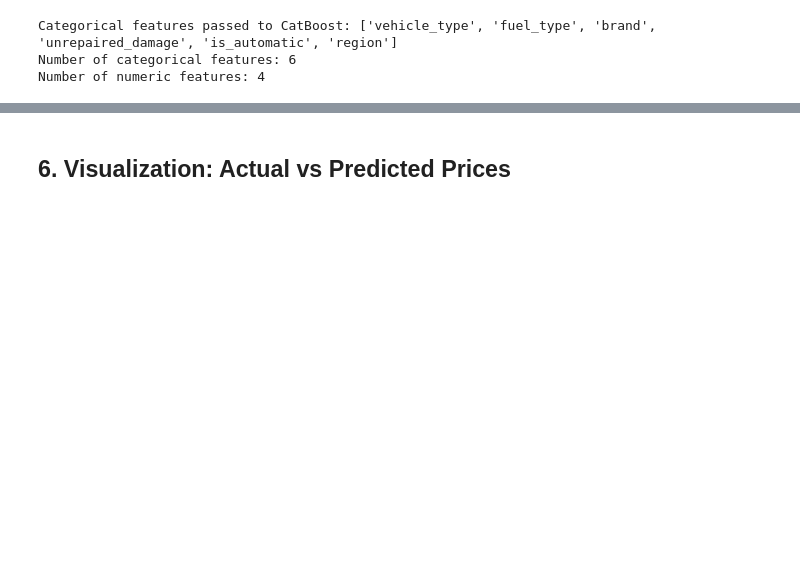
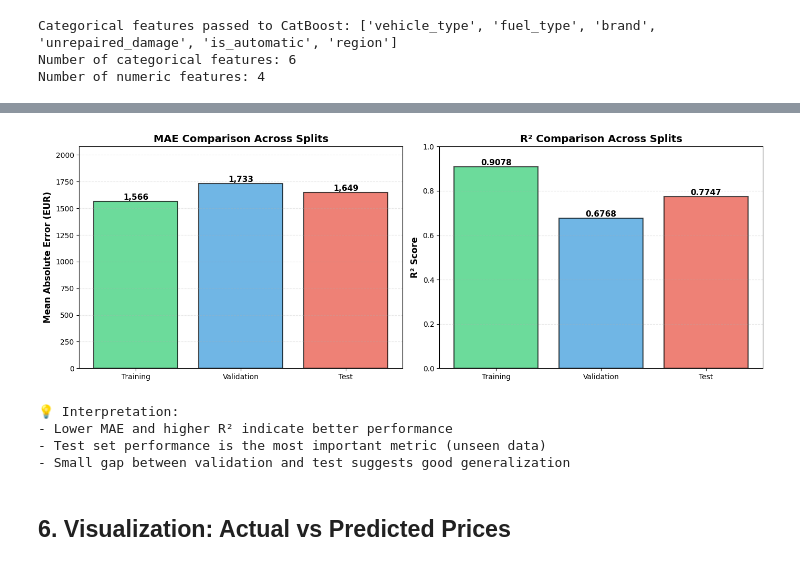
Before and after one commit to MiguelMonr/deep-learning-project, a Jupyter notebook: Notebooks/catboost_model.ipynb, the cells around one changed output, grey strips where cells are left out. Saved outputs shown, nothing was run; the diff lists cells and outputs as text; code cells hidden in the pictures; blank space fills up the shorter version.

```diff
--- a/Notebooks/catboost_model.ipynb
+++ b/Notebooks/catboost_model.ipynb
@@ -310,3 +436,53 @@ R-squared (R²): 0.8677
+# %%
+# Visualization: Performance comparison across splits
+fig, (ax1, ax2) = plt.subplots(1, 2, figsize=(14, 5))
+
+splits = ['Training', 'Validation', 'Test']
+mae_values = [train_mae, val_mae, test_mae]
+r2_values = [train_r2, val_r2, test_r2]
+colors = ['#2ecc71', '#3498db', '#e74c3c']
+
+# MAE comparison
+bars1 = ax1.bar(splits, mae_values, color=colors, alpha=0.7, edgecolor='black', linewidth=1.5)
+ax1.set_ylabel('Mean Absolute Error (EUR)', fontsize=12, fontweight='bold')
+ax1.set_title('MAE Comparison Across Splits', fontsize=14, fontweight='bold')
+ax1.grid(axis='y', alpha=0.3, linestyle='--')
+ax1.set_ylim(0, max(mae_values) * 1.2)
+
+# Add value labels on bars
+for bar, value in zip(bars1, mae_values):
+    height = bar.get_height()
+    ax1.text(bar.get_x() + bar.get_width()/2., height,
+             f'{value:,.0f}',
+             ha='center', va='bottom', fontweight='bold', fontsize=11)
+
+# R² comparison
+bars2 = ax2.bar(splits, r2_values, color=colors, alpha=0.7, edgecolor='black', linewidth=1.5)
+ax2.set_ylabel('R² Score', fontsize=12, fontweight='bold')
+ax2.set_title('R² Comparison Across Splits', fontsize=14, fontweight='bold')
+ax2.grid(axis='y', alpha=0.3, linestyle='--')
+ax2.set_ylim(0, 1.0)
+
+# Add value labels on bars
+for bar, value in zip(bars2, r2_values):
+    height = bar.get_height()
+    ax2.text(bar.get_x() + bar.get_width()/2., height,
+             f'{value:.4f}',
+             ha='center', va='bottom', fontweight='bold', fontsize=11)
+
+plt.tight_layout()
+plt.show()
+
+print("\n💡 Interpretation:")
+print("- Lower MAE and higher R² indicate better performance")
+print("- Test set performance is the most important metric (unseen data)")
+print("- Small gap between validation and test suggests good generalization")
+# %% [output]
+[figure, added]
+💡 Interpretation:
+- Lower MAE and higher R² indicate better performance
+- Test set performance is the most important metric (unseen data)
+- Small gap between validation and test suggests good generalization
 # %% [markdown]
 ## 6. Visualization: Actual vs Predicted Prices
 # %%
```
Also changed, not shown: parts of 23 cells of this notebook, 6 other files.
